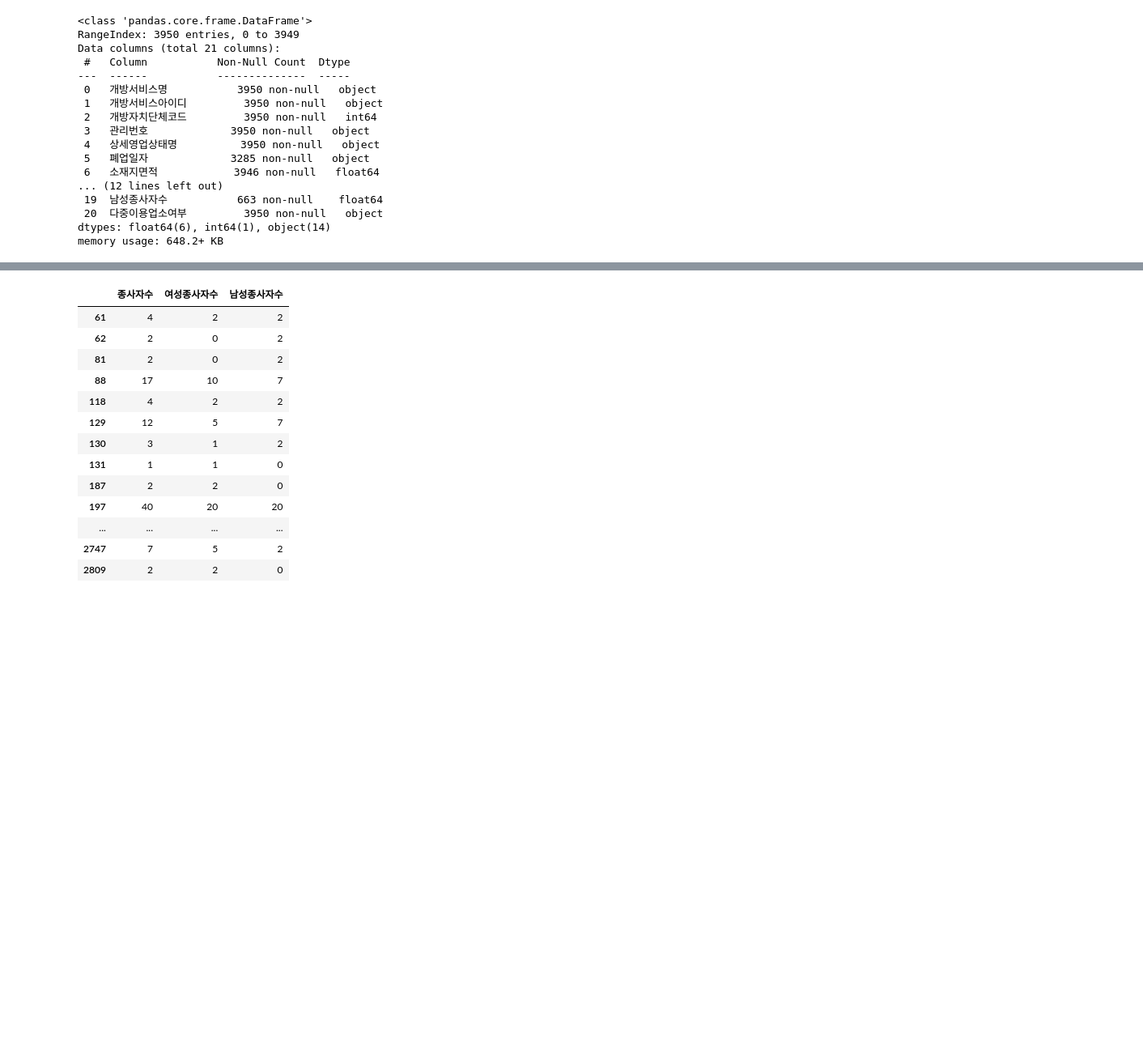
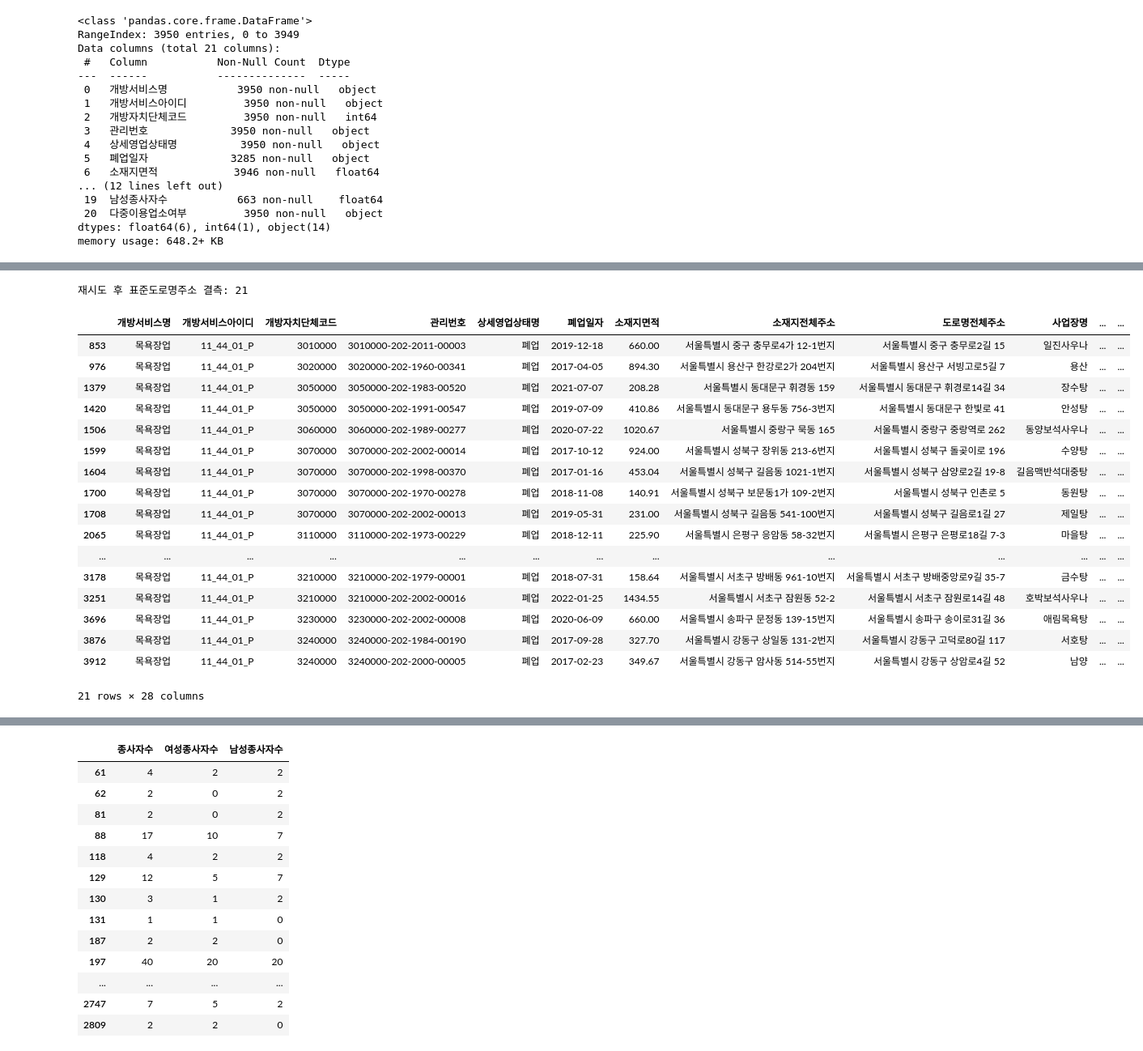
Before and after one commit to mimimoo02/youngwon, a Jupyter notebook: code/add_data.ipynb, the cells around one changed output, grey strips where cells are left out. Shown: that part at 81% size. Saved outputs shown, nothing was run; the diff lists cells and outputs as text; code cells hidden in the pictures; blank space fills up the shorter version.

Commit message:
feat : 목욕장업 데이터 행정동 추출 완료

```diff
--- a/code/add_data.ipynb
+++ b/code/add_data.ipynb
@@ -182,0 +213,9 @@ memory usage: 194.9+ KB
+# %%
+### 소재지전체주소, 도로명전체주소 패턴 파악결과 공백 기준 4번째까지가 건물 주소임, 그 이후는 상세라서 4번째 까지만 인덱싱 ###
+# 소재지전체주소
+data['소재지전체주소'] = data['소재지전체주소'].str.split().str[:4].str.join(' ')
+
+# 도로명전체주소
+data['도로명전체주소'] = data['도로명전체주소'].str.split().str[:4].str.join(' ')
+
+data[['소재지전체주소', '도로명전체주소']]
@@ -182,0 +236,7 @@ memory usage: 194.9+ KB
+# %%
+### 주소 뒤에 ',' 있는 값들 ',' 기준으로 뒤에 제거 + ',' 제거
+# ',' 뒤의 정보 제거 + 공백 제거까지 포함
+data['소재지전체주소'] = data['소재지전체주소'].str.split(',').str.get(0).str.strip()
+data['도로명전체주소'] = data['도로명전체주소'].str.split(',').str.get(0).str.strip()
+
+data[['소재지전체주소', '도로명전체주소']]
@@ -182,0 +852,49 @@ memory usage: 194.9+ KB
+# %%
+import re
+
+def strip_dash_suffix(addr: str):
+    if not isinstance(addr, str):
+        return None
+    addr = addr.strip()
+    # '번지'가 붙은 경우 처리
+    addr = re.sub(r'(\d+)-\d+(번지)?', r'\1\2', addr)
+    return addr
+
+# 표준도로명주소 결측 행만
+mask = data['표준도로명주소'].isna()
+cand = data.loc[mask, '소재지전체주소'].map(strip_dash_suffix)
+
+# 중복 제거
+uniq_cand = cand.dropna().unique().tolist()
+
+# 재시도
+for addr in uniq_cand:
+    road = juso_standardize(addr)[1]  # juso_standardize는 (원주소, 표준주소) 반환
+    if road:
+        idxs = data.index[(mask) & (cand == addr)]
+        data.loc[idxs, '표준도로명주소'] = road
+
+print("재시도 후 표준도로명주소 결측:", data['표준도로명주소'].isna().sum())
+# %% [output]
+재시도 후 표준도로명주소 결측: 21
+# %%
+data[data['표준도로명주소'].isna() == 1]
+# %% [output]
+|  | 개방서비스명 | 개방서비스아이디 | 개방자치단체코드 | 관리번호 | 상세영업상태명 | 폐업일자 | 소재지면적 | 소재지전체주소 | 도로명전체주소 | 사업장명 | ... | ... |
+| 853 | 목욕장업 | 11_44_01_P | 3010000 | 3010000-202-2011-00003 | 폐업 | 2019-12-18 | 660.00 | 서울특별시 중구 충무로4가 12-1번지 | 서울특별시 중구 충무로2길 15 | 일진사우나 | ... | ... |
+| 976 | 목욕장업 | 11_44_01_P | 3020000 | 3020000-202-1960-00341 | 폐업 | 2017-04-05 | 894.30 | 서울특별시 용산구 한강로2가 204번지 | 서울특별시 용산구 서빙고로5길 7 | 용산 | ... | ... |
+| 1379 | 목욕장업 | 11_44_01_P | 3050000 | 3050000-202-1983-00520 | 폐업 | 2021-07-07 | 208.28 | 서울특별시 동대문구 휘경동 159 | 서울특별시 동대문구 휘경로14길 34 | 장수탕 | ... | ... |
+| 1420 | 목욕장업 | 11_44_01_P | 3050000 | 3050000-202-1991-00547 | 폐업 | 2019-07-09 | 410.86 | 서울특별시 동대문구 용두동 756-3번지 | 서울특별시 동대문구 한빛로 41 | 안성탕 | ... | ... |
+| 1506 | 목욕장업 | 11_44_01_P | 3060000 | 3060000-202-1989-00277 | 폐업 | 2020-07-22 | 1020.67 | 서울특별시 중랑구 묵동 165 | 서울특별시 중랑구 중랑역로 262 | 동양보석사우나 | ... | ... |
+| 1599 | 목욕장업 | 11_44_01_P | 3070000 | 3070000-202-2002-00014 | 폐업 | 2017-10-12 | 924.00 | 서울특별시 성북구 장위동 213-6번지 | 서울특별시 성북구 돌곶이로 196 | 수양탕 | ... | ... |
+| 1604 | 목욕장업 | 11_44_01_P | 3070000 | 3070000-202-1998-00370 | 폐업 | 2017-01-16 | 453.04 | 서울특별시 성북구 길음동 1021-1번지 | 서울특별시 성북구 삼양로2길 19-8 | 길음맥반석대중탕 | ... | ... |
+| 1700 | 목욕장업 | 11_44_01_P | 3070000 | 3070000-202-1970-00278 | 폐업 | 2018-11-08 | 140.91 | 서울특별시 성북구 보문동1가 109-2번지 | 서울특별시 성북구 인촌로 5 | 동원탕 | ... | ... |
+| 1708 | 목욕장업 | 11_44_01_P | 3070000 | 3070000-202-2002-00013 | 폐업 | 2019-05-31 | 231.00 | 서울특별시 성북구 길음동 541-100번지 | 서울특별시 성북구 길음로1길 27 | 제일탕 | ... | ... |
+| 2065 | 목욕장업 | 11_44_01_P | 3110000 | 3110000-202-1973-00229 | 폐업 | 2018-12-11 | 225.90 | 서울특별시 은평구 응암동 58-32번지 | 서울특별시 은평구 은평로18길 7-3 | 마을탕 | ... | ... |
+| ... | ... | ... | ... | ... | ... | ... | ... | ... | ... | ... | ... | ... |
+| 3178 | 목욕장업 | 11_44_01_P | 3210000 | 3210000-202-1979-00001 | 폐업 | 2018-07-31 | 158.64 | 서울특별시 서초구 방배동 961-10번지 | 서울특별시 서초구 방배중앙로9길 35-7 | 금수탕 | ... | ... |
+| 3251 | 목욕장업 | 11_44_01_P | 3210000 | 3210000-202-2002-00016 | 폐업 | 2022-01-25 | 1434.55 | 서울특별시 서초구 잠원동 52-2 | 서울특별시 서초구 잠원로14길 48 | 호박보석사우나 | ... | ... |
+| 3696 | 목욕장업 | 11_44_01_P | 3230000 | 3230000-202-2002-00008 | 폐업 | 2020-06-09 | 660.00 | 서울특별시 송파구 문정동 139-15번지 | 서울특별시 송파구 송이로31길 36 | 애림목욕탕 | ... | ... |
+| 3876 | 목욕장업 | 11_44_01_P | 3240000 | 3240000-202-1984-00190 | 폐업 | 2017-09-28 | 327.70 | 서울특별시 강동구 상일동 131-2번지 | 서울특별시 강동구 고덕로80길 117 | 서호탕 | ... | ... |
+| 3912 | 목욕장업 | 11_44_01_P | 3240000 | 3240000-202-2000-00005 | 폐업 | 2017-02-23 | 349.67 | 서울특별시 강동구 암사동 514-55번지 | 서울특별시 강동구 상암로4길 52 | 남양 | ... | ... |
+21 rows × 28 columns
```
Also changed, not shown: parts of 38 cells of this notebook.
